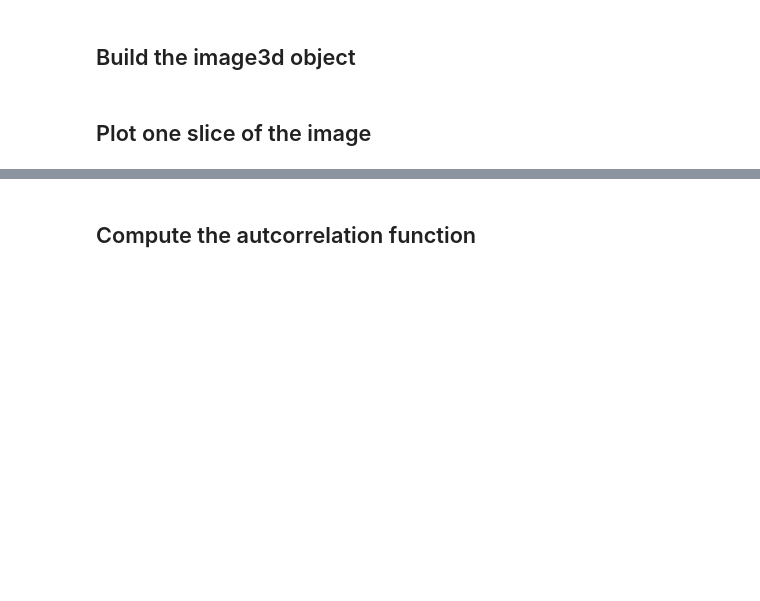
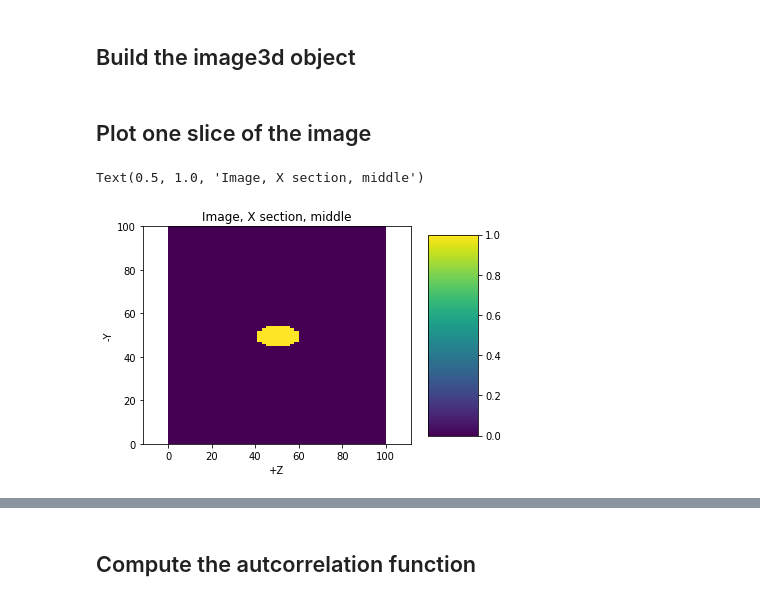
Before and after one commit to ThomasChauve/image3d, a Jupyter notebook: Exemple/Exemples.ipynb, the cells around one changed output, grey strips where cells are left out. Drawn from its saved outputs; the diff is of its cells as text; code cells hidden in the pictures; blank space fills up the shorter version.

```diff
--- a/Exemple/Exemples.ipynb
+++ b/Exemple/Exemples.ipynb
@@ -41,6 +41,13 @@ res=1 # resolution of the image, size of the Voxel
 data=image3d.image3d(im,res)
 # %% [markdown]
 ## Plot one slice of the image
+# %%
+plt.figure()
+data.plot('X',0.5)
+plt.title('Image, X section, middle')
+# %% [output]
+Text(0.5, 1.0, 'Image, X section, middle')
+[figure, added]
 # %%
 plt.figure()
 data.plot('Y',0.5)
```
Also changed, not shown: parts of 20 cells of this notebook, 2 other files.
